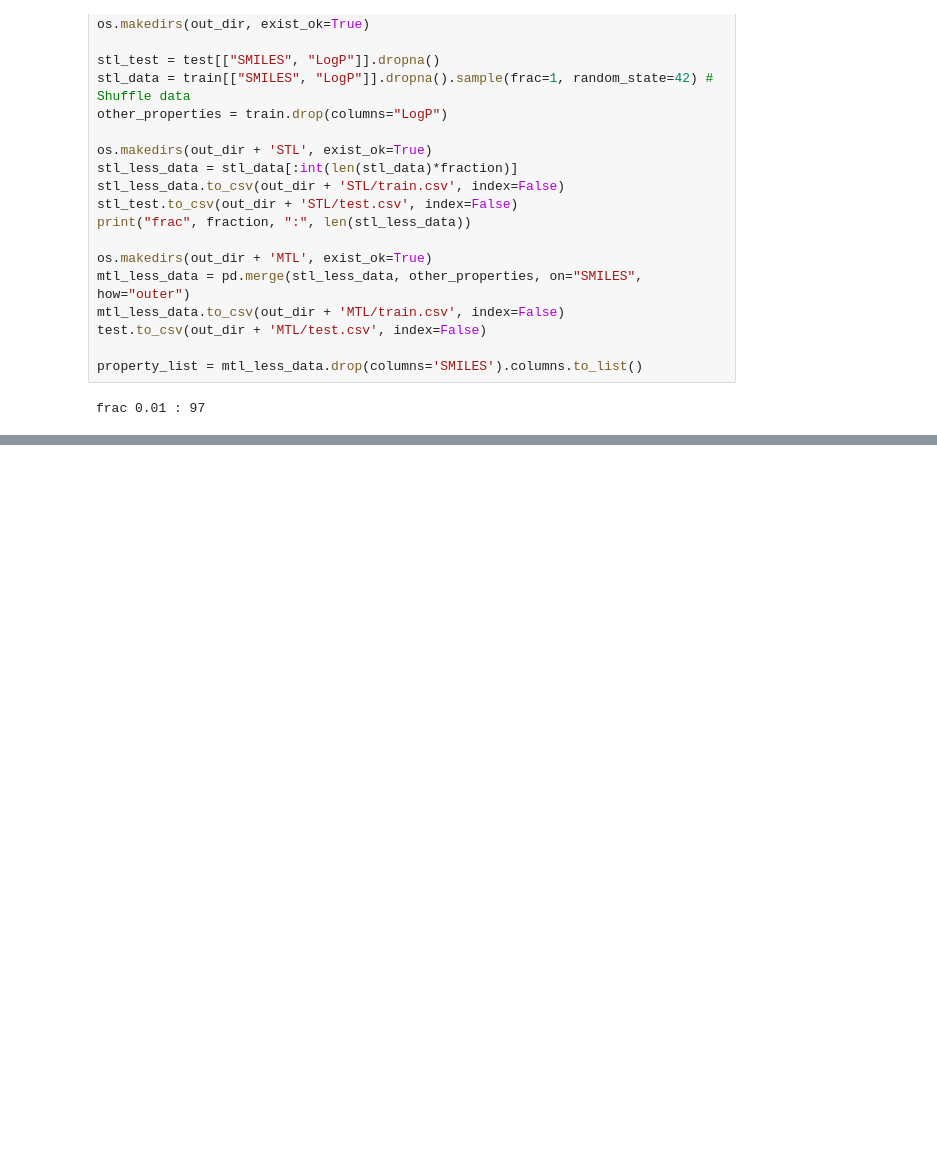
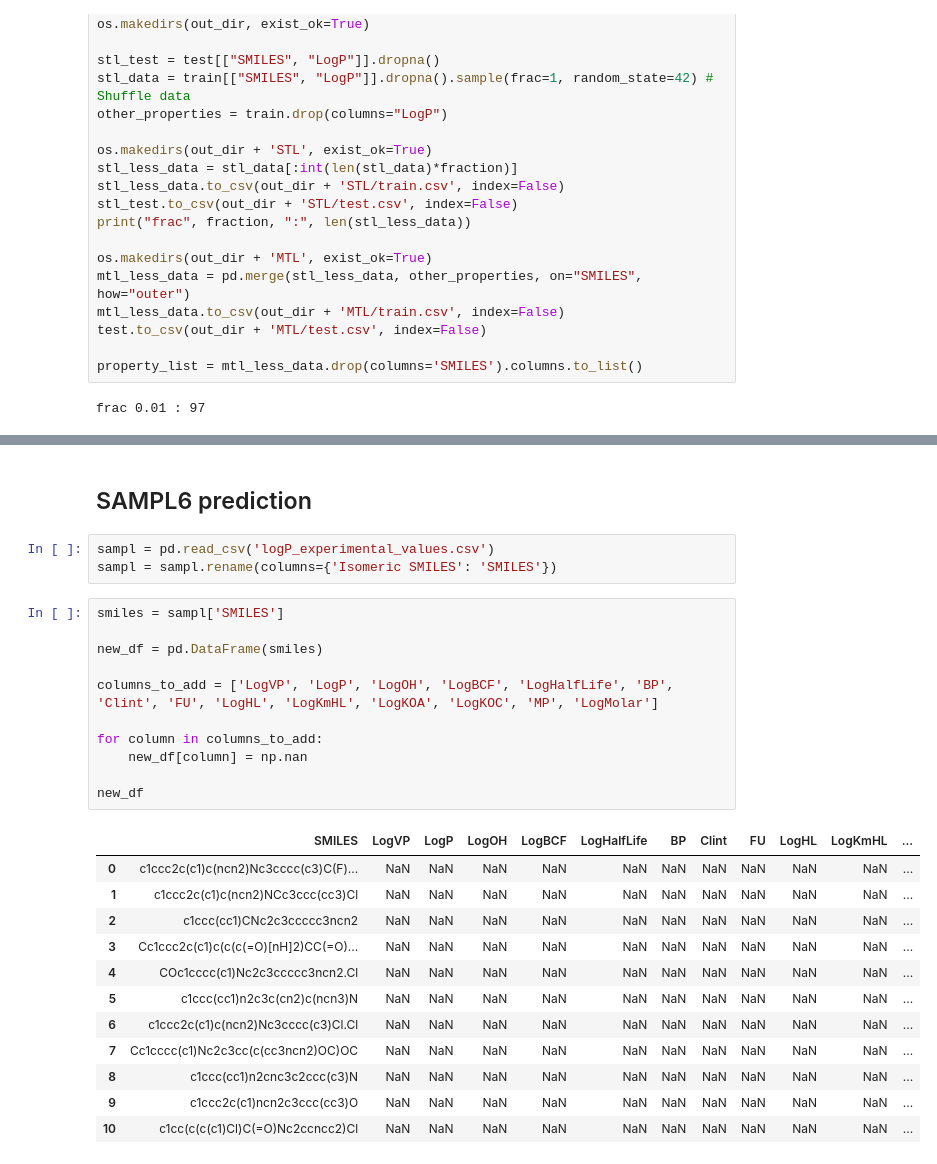
Before and after one commit to Cschiebroek/Digital_Chemistry, a Jupyter notebook: low_data_SAMPL6_template.ipynb, the cells around one changed output, grey strips where cells are left out. Cells and saved outputs as stored; diff of their text form; blank space fills up the shorter version.

```diff
--- a/low_data_SAMPL6_template.ipynb
+++ b/low_data_SAMPL6_template.ipynb
@@ -188,0 +205,29 @@ plt.show()
+# %% [markdown]
+## SAMPL6 prediction
+# %%
+sampl = pd.read_csv('logP_experimental_values.csv')
+sampl = sampl.rename(columns={'Isomeric SMILES': 'SMILES'})
+# %%
+smiles = sampl['SMILES']
+
+new_df = pd.DataFrame(smiles)
+
+columns_to_add = ['LogVP', 'LogP', 'LogOH', 'LogBCF', 'LogHalfLife', 'BP', 'Clint', 'FU', 'LogHL', 'LogKmHL', 'LogKOA', 'LogKOC', 'MP', 'LogMolar']
+
+for column in columns_to_add:
+    new_df[column] = np.nan
+
+new_df
+# %% [output]
+|  | SMILES | LogVP | LogP | LogOH | LogBCF | LogHalfLife | BP | Clint | FU | LogHL | LogKmHL | ... |
+| 0 | c1ccc2c(c1)c(ncn2)Nc3cccc(c3)C(F)... | NaN | NaN | NaN | NaN | NaN | NaN | NaN | NaN | NaN | NaN | ... |
+| 1 | c1ccc2c(c1)c(ncn2)NCc3ccc(cc3)Cl | NaN | NaN | NaN | NaN | NaN | NaN | NaN | NaN | NaN | NaN | ... |
+| 2 | c1ccc(cc1)CNc2c3ccccc3ncn2 | NaN | NaN | NaN | NaN | NaN | NaN | NaN | NaN | NaN | NaN | ... |
+| 3 | Cc1ccc2c(c1)c(c(c(=O)[nH]2)CC(=O)... | NaN | NaN | NaN | NaN | NaN | NaN | NaN | NaN | NaN | NaN | ... |
+| 4 | COc1cccc(c1)Nc2c3ccccc3ncn2.Cl | NaN | NaN | NaN | NaN | NaN | NaN | NaN | NaN | NaN | NaN | ... |
+| 5 | c1ccc(cc1)n2c3c(cn2)c(ncn3)N | NaN | NaN | NaN | NaN | NaN | NaN | NaN | NaN | NaN | NaN | ... |
+| 6 | c1ccc2c(c1)c(ncn2)Nc3cccc(c3)Cl.Cl | NaN | NaN | NaN | NaN | NaN | NaN | NaN | NaN | NaN | NaN | ... |
+| 7 | Cc1cccc(c1)Nc2c3cc(c(cc3ncn2)OC)OC | NaN | NaN | NaN | NaN | NaN | NaN | NaN | NaN | NaN | NaN | ... |
+| 8 | c1ccc(cc1)n2cnc3c2ccc(c3)N | NaN | NaN | NaN | NaN | NaN | NaN | NaN | NaN | NaN | NaN | ... |
+| 9 | c1ccc2c(c1)ncn2c3ccc(cc3)O | NaN | NaN | NaN | NaN | NaN | NaN | NaN | NaN | NaN | NaN | ... |
+| 10 | c1cc(c(c(c1)Cl)C(=O)Nc2ccncc2)Cl | NaN | NaN | NaN | NaN | NaN | NaN | NaN | NaN | NaN | NaN | ... |
```
Also changed, not shown: parts of 8 cells of this notebook, 2 other files.
